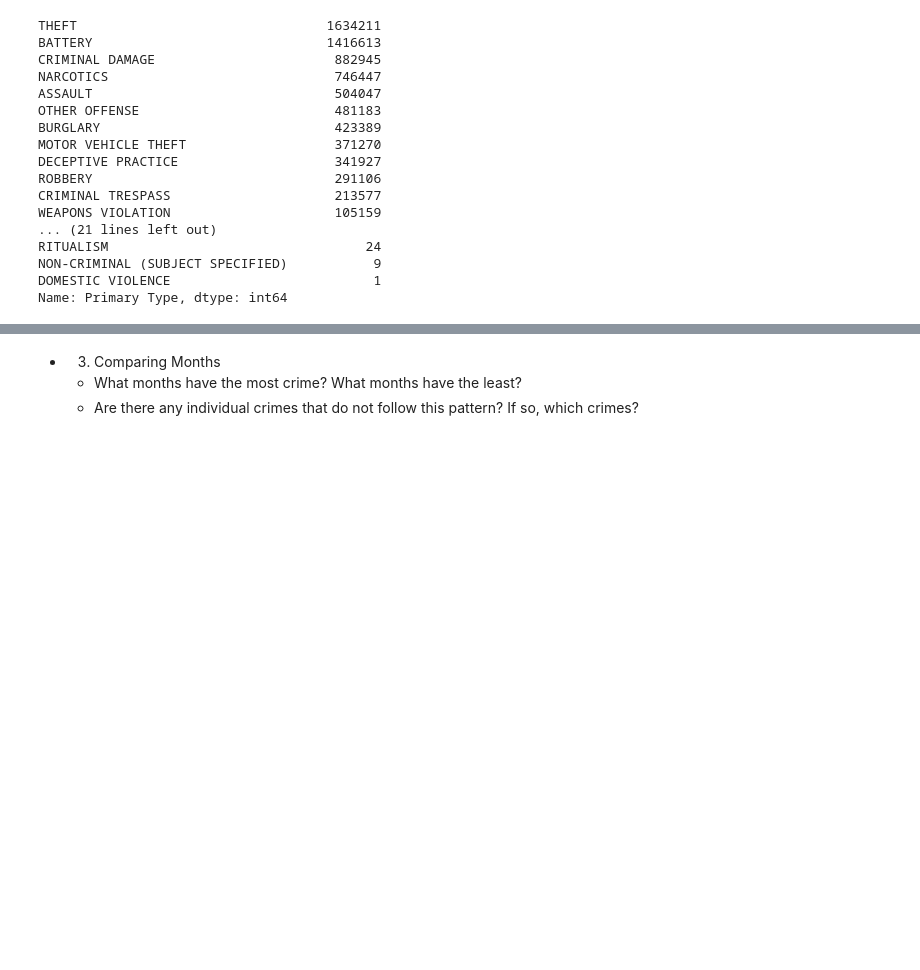
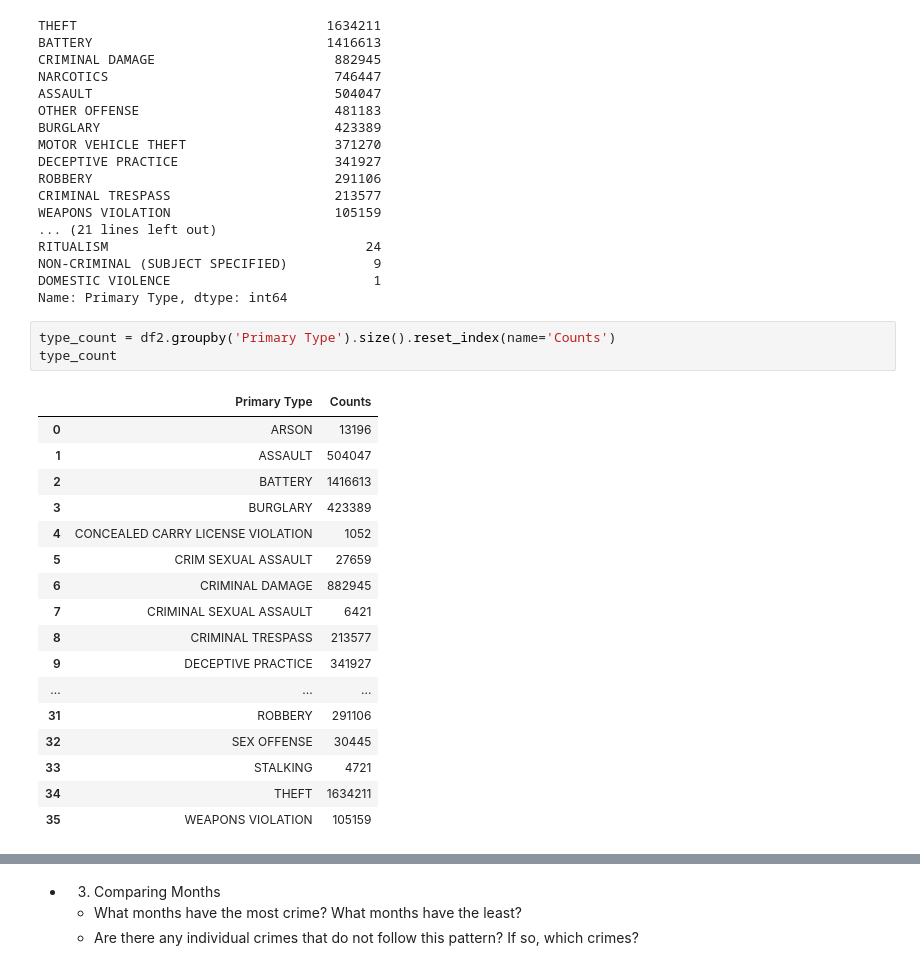
Before and after one commit to ivyyyyyliu/Chicago-Crime-Data-Project-4, a Jupyter notebook: Workflow - Prep Chicago Crime Data.ipynb, the cells around one changed output, grey strips where cells are left out. Drawn from its saved outputs; the diff is of its cells as text; blank space fills up the shorter version.

```diff
--- a/Workflow - Prep Chicago Crime Data.ipynb
+++ b/Workflow - Prep Chicago Crime Data.ipynb
@@ -480,3 +480,24 @@ RITUALISM                                 24
 NON-CRIMINAL (SUBJECT SPECIFIED)           9
 DOMESTIC VIOLENCE                          1
 Name: Primary Type, dtype: int64
+# %%
+type_count = df2.groupby('Primary Type').size().reset_index(name='Counts')
+type_count
+# %% [output]
+|  | Primary Type | Counts |
+| 0 | ARSON | 13196 |
+| 1 | ASSAULT | 504047 |
+| 2 | BATTERY | 1416613 |
+| 3 | BURGLARY | 423389 |
+| 4 | CONCEALED CARRY LICENSE VIOLATION | 1052 |
+| 5 | CRIM SEXUAL ASSAULT | 27659 |
+| 6 | CRIMINAL DAMAGE | 882945 |
+| 7 | CRIMINAL SEXUAL ASSAULT | 6421 |
+| 8 | CRIMINAL TRESPASS | 213577 |
+| 9 | DECEPTIVE PRACTICE | 341927 |
+| ... | ... | ... |
+| 31 | ROBBERY | 291106 |
+| 32 | SEX OFFENSE | 30445 |
+| 33 | STALKING | 4721 |
+| 34 | THEFT | 1634211 |
+| 35 | WEAPONS VIOLATION | 105159 |
```
Also changed, not shown: parts of 5 cells of this notebook.
